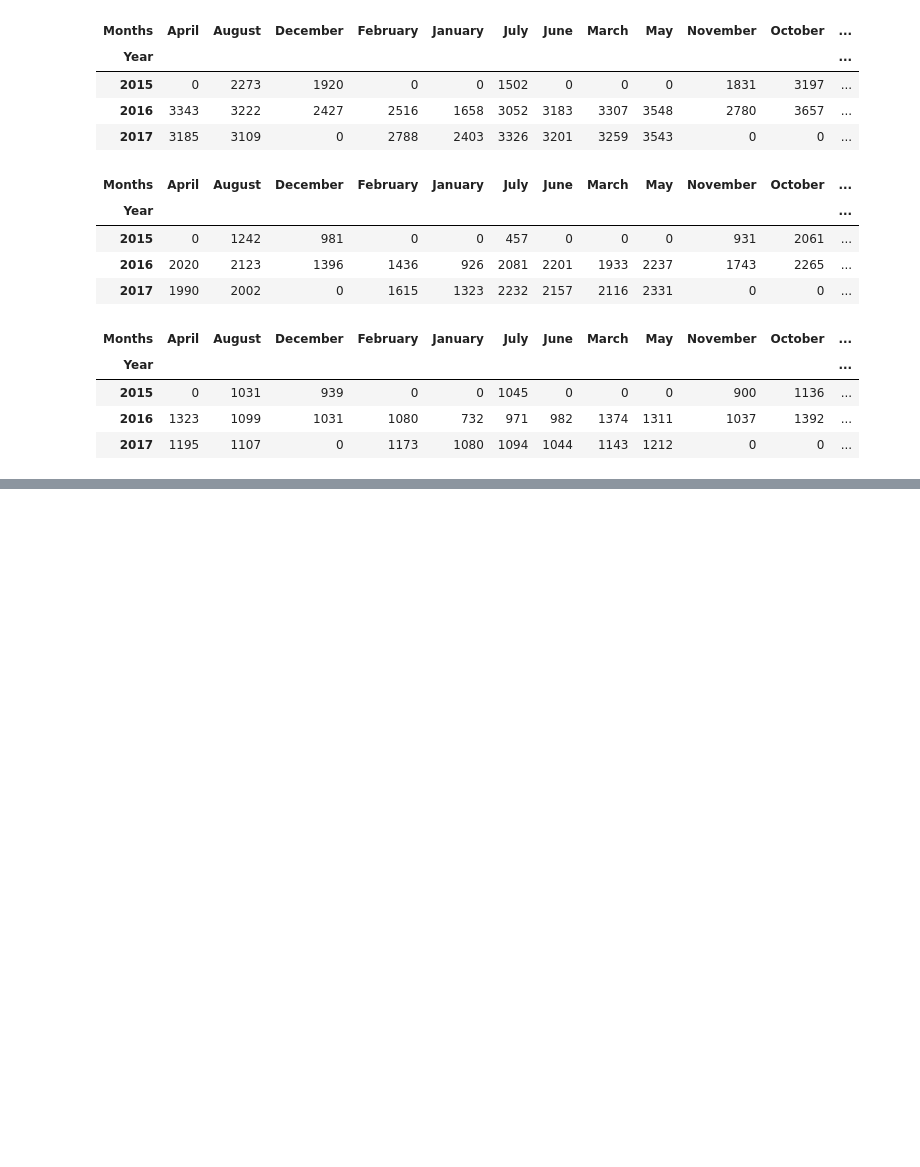
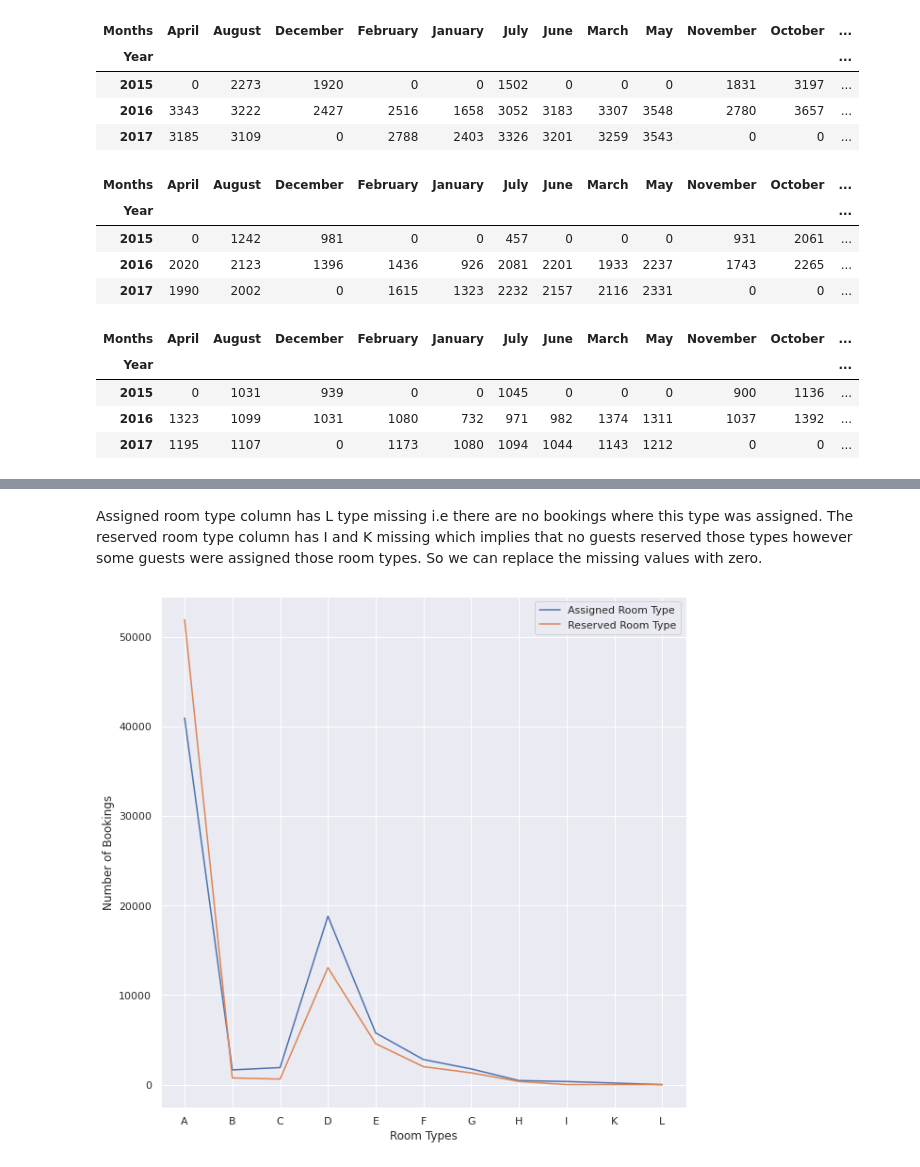
Before and after one commit to ParvezMakandar/Hotel-Booking-Analysis, a Jupyter notebook: Hotel_Booking_Analysis_Capstone_Project.ipynb, the cells around one changed output, grey strips where cells are left out. Cells and saved outputs as stored; diff of their text form; code cells hidden in the pictures; blank space fills up the shorter version.

```diff
--- a/Hotel_Booking_Analysis_Capstone_Project.ipynb
+++ b/Hotel_Booking_Analysis_Capstone_Project.ipynb
@@ -530,0 +582,7 @@ pd.crosstab(resort_hotel_df['arrival_date_year'],resort_hotel_df['arrival_date_m
+# %%
+room_type_index = ['A','B','C','D','E','F','G','H','I','K','L']
+
+assigned_room_count = hotel_checked_in_df['assigned_room_type'].value_counts().reindex(room_type_index)
+reserved_room_count = hotel_checked_in_df['reserved_room_type'].value_counts().reindex(room_type_index)
+print(reserved_room_count, '\n')
+print(assigned_room_count)
@@ -530,0 +607,15 @@ pd.crosstab(resort_hotel_df['arrival_date_year'],resort_hotel_df['arrival_date_m
+# %% [markdown]
+Assigned room type column has L type missing i.e there are no bookings where this type was assigned. The reserved room type column has I and K missing which implies that no guests reserved those types however some guests were assigned those room types. So we can replace the missing values with zero.
+# %%
+assigned_room_count.fillna(0, inplace = True)
+reserved_room_count.fillna(0, inplace = True)
+# %%
+plt.figure(figsize=(10,10))
+plt.plot(assigned_room_count, label = 'Assigned Room Type')
+plt.plot(reserved_room_count, label = 'Reserved Room Type')
+plt.xlabel('Room Types')
+plt.ylabel('Number of Bookings')
+plt.legend()
+plt.show()
+# %% [output]
+[figure, added]
```
Also changed, not shown: parts of 24 cells of this notebook.
